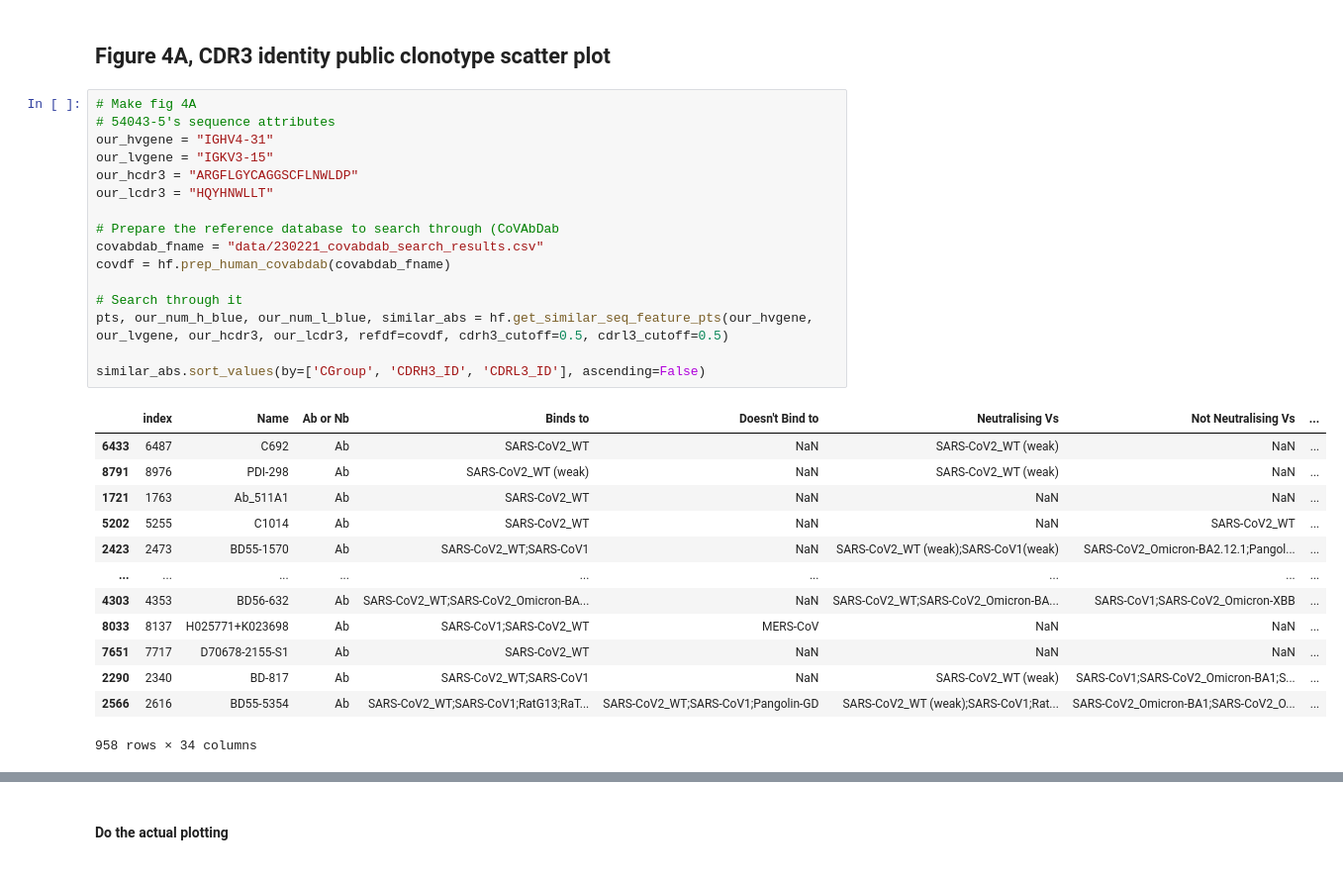
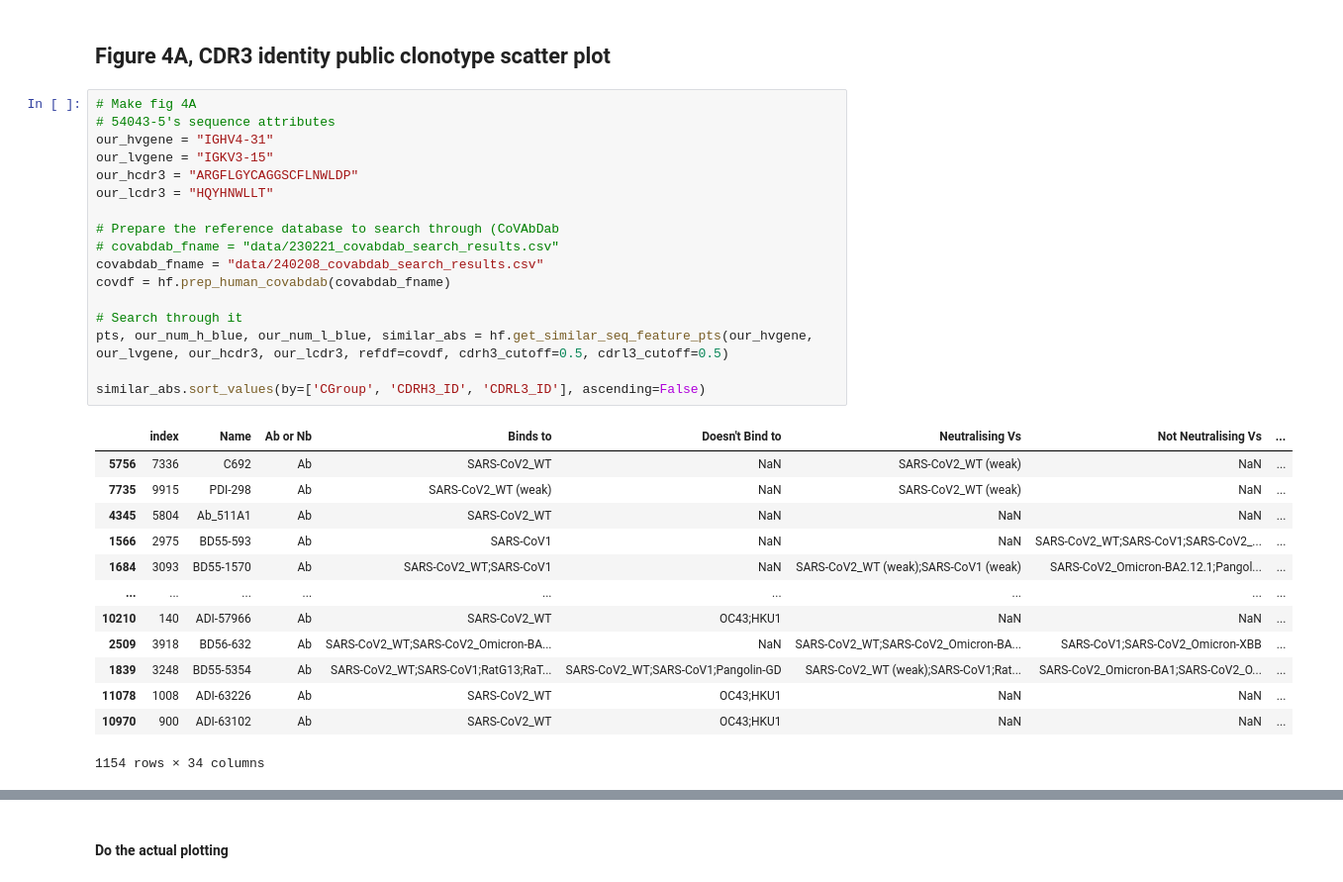
Before and after one commit to IGlab-VUMC/pan-betacov-S2-antibody, a Jupyter notebook: prep_paper_figures.ipynb, the cells around one changed output, grey strips where cells are left out. Shown at 99% size. Saved outputs shown, nothing was run; the diff lists cells and outputs as text.

```diff
--- a/prep_paper_figures.ipynb
+++ b/prep_paper_figures.ipynb
@@ -38,30 +37,31 @@ from collections import defaultdict
 # %%
 # Make fig 4A
 # 54043-5's sequence attributes
 our_hvgene = "IGHV4-31"
 our_lvgene = "IGKV3-15"
 our_hcdr3 = "ARGFLGYCAGGSCFLNWLDP"
 our_lcdr3 = "HQYHNWLLT"
 
 # Prepare the reference database to search through (CoVAbDab
-covabdab_fname = "data/230221_covabdab_search_results.csv"
+# covabdab_fname = "data/230221_covabdab_search_results.csv"
+covabdab_fname = "data/240208_covabdab_search_results.csv"
 covdf = hf.prep_human_covabdab(covabdab_fname)
 
 # Search through it
 pts, our_num_h_blue, our_num_l_blue, similar_abs = hf.get_similar_seq_feature_pts(our_hvgene, our_lvgene, our_hcdr3, our_lcdr3, refdf=covdf, cdrh3_cutoff=0.5, cdrl3_cutoff=0.5)
 
 similar_abs.sort_values(by=['CGroup', 'CDRH3_ID', 'CDRL3_ID'], ascending=False)
 # %% [output]
 |  | index | Name | Ab or Nb | Binds to | Doesn't Bind to | Neutralising Vs | Not Neutralising Vs | ... |
-| 6433 | 6487 | C692 | Ab | SARS-CoV2_WT | NaN | SARS-CoV2_WT (weak) | NaN | ... |
-| 8791 | 8976 | PDI-298 | Ab | SARS-CoV2_WT (weak) | NaN | SARS-CoV2_WT (weak) | NaN | ... |
-| 1721 | 1763 | Ab_511A1 | Ab | SARS-CoV2_WT | NaN | NaN | NaN | ... |
-| 5202 | 5255 | C1014 | Ab | SARS-CoV2_WT | NaN | NaN | SARS-CoV2_WT | ... |
-| 2423 | 2473 | BD55-1570 | Ab | SARS-CoV2_WT;SARS-CoV1 | NaN | SARS-CoV2_WT (weak);SARS-CoV1(weak) | SARS-CoV2_Omicron-BA2.12.1;Pangol... | ... |
+| 5756 | 7336 | C692 | Ab | SARS-CoV2_WT | NaN | SARS-CoV2_WT (weak) | NaN | ... |
+| 7735 | 9915 | PDI-298 | Ab | SARS-CoV2_WT (weak) | NaN | SARS-CoV2_WT (weak) | NaN | ... |
+| 4345 | 5804 | Ab_511A1 | Ab | SARS-CoV2_WT | NaN | NaN | NaN | ... |
+| 1566 | 2975 | BD55-593 | Ab | SARS-CoV1 | NaN | NaN | SARS-CoV2_WT;SARS-CoV1;SARS-CoV2_... | ... |
+| 1684 | 3093 | BD55-1570 | Ab | SARS-CoV2_WT;SARS-CoV1 | NaN | SARS-CoV2_WT (weak);SARS-CoV1 (weak) | SARS-CoV2_Omicron-BA2.12.1;Pangol... | ... |
 | ... | ... | ... | ... | ... | ... | ... | ... | ... |
-| 4303 | 4353 | BD56-632 | Ab | SARS-CoV2_WT;SARS-CoV2_Omicron-BA... | NaN | SARS-CoV2_WT;SARS-CoV2_Omicron-BA... | SARS-CoV1;SARS-CoV2_Omicron-XBB | ... |
-| 8033 | 8137 | H025771+K023698 | Ab | SARS-CoV1;SARS-CoV2_WT | MERS-CoV | NaN | NaN | ... |
-| 7651 | 7717 | D70678-2155-S1 | Ab | SARS-CoV2_WT | NaN | NaN | NaN | ... |
-| 2290 | 2340 | BD-817 | Ab | SARS-CoV2_WT;SARS-CoV1 | NaN | SARS-CoV2_WT (weak) | SARS-CoV1;SARS-CoV2_Omicron-BA1;S... | ... |
-| 2566 | 2616 | BD55-5354 | Ab | SARS-CoV2_WT;SARS-CoV1;RatG13;RaT... | SARS-CoV2_WT;SARS-CoV1;Pangolin-GD | SARS-CoV2_WT (weak);SARS-CoV1;Rat... | SARS-CoV2_Omicron-BA1;SARS-CoV2_O... | ... |
+| 10210 | 140 | ADI-57966 | Ab | SARS-CoV2_WT | OC43;HKU1 | NaN | NaN | ... |
+| 2509 | 3918 | BD56-632 | Ab | SARS-CoV2_WT;SARS-CoV2_Omicron-BA... | NaN | SARS-CoV2_WT;SARS-CoV2_Omicron-BA... | SARS-CoV1;SARS-CoV2_Omicron-XBB | ... |
+| 1839 | 3248 | BD55-5354 | Ab | SARS-CoV2_WT;SARS-CoV1;RatG13;RaT... | SARS-CoV2_WT;SARS-CoV1;Pangolin-GD | SARS-CoV2_WT (weak);SARS-CoV1;Rat... | SARS-CoV2_Omicron-BA1;SARS-CoV2_O... | ... |
+| 11078 | 1008 | ADI-63226 | Ab | SARS-CoV2_WT | OC43;HKU1 | NaN | NaN | ... |
+| 10970 | 900 | ADI-63102 | Ab | SARS-CoV2_WT | OC43;HKU1 | NaN | NaN | ... |
-958 rows × 34 columns
+1154 rows × 34 columns
```
Also changed, not shown: parts of 20 cells of this notebook, 12 other files.
